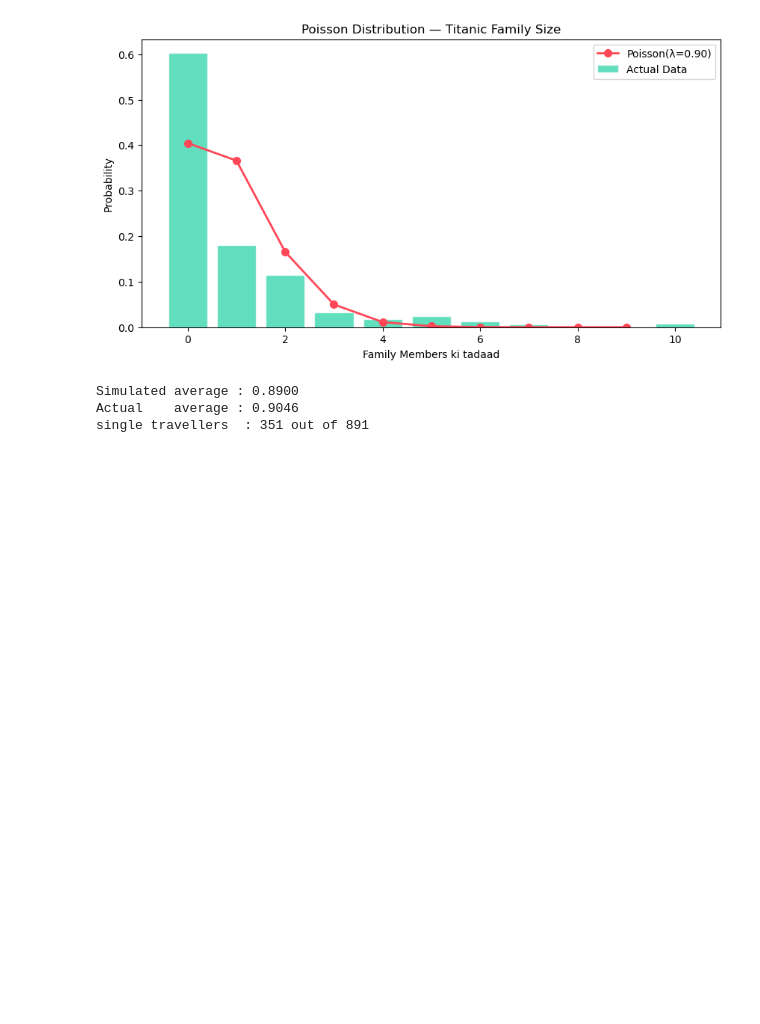
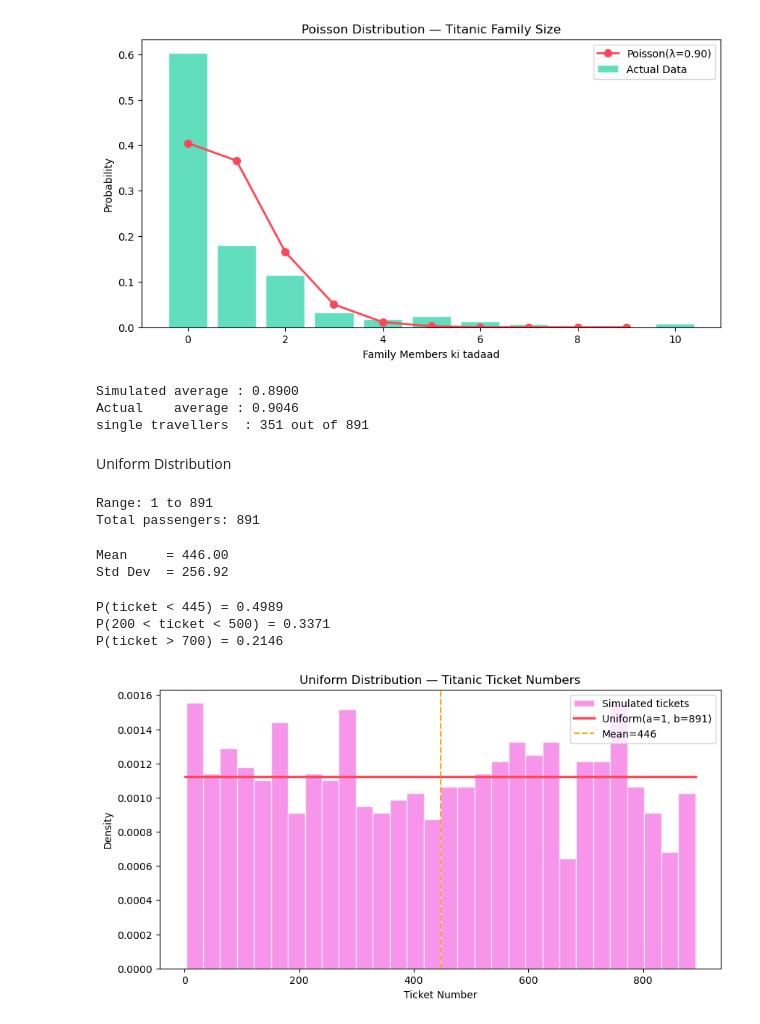
Before and after one commit to tashfeen786/AI-ML-BootCamp, a Jupyter notebook: NETSOL WORK/Week_4/TitanicDataset_to_Perform_ALL_Distributions.ipynb, the cells around one changed output. Drawn from its saved outputs; the diff is of its cells as text; code cells hidden in the pictures; blank space fills up the shorter version.

```diff
--- a/NETSOL WORK/Week_4/TitanicDataset_to_Perform_ALL_Distributions.ipynb
+++ b/NETSOL WORK/Week_4/TitanicDataset_to_Perform_ALL_Distributions.ipynb
@@ -327,3 +327,69 @@ print(f"single travellers  : {(simulations==0).sum()} out of 891")
 Simulated average : 0.8900
 Actual    average : 0.9046
 single travellers  : 351 out of 891
+# %% [markdown]
+Uniform Distribution
+# %%
+# Ticket numbers 1 to 891
+a = 1      # minimum
+b = 891    # maximum
+
+print(f"Range: {a} to {b} ")
+print(f"Total passengers: {len(df)}")
+# %% [output]
+Range: 1 to 891
+Total passengers: 891
+# %%
+uniform = stats.uniform(loc=a, scale=b-a)
+# loc  = a = starting point
+# scale = b-a = range ki width
+
+print(f"Mean     = {uniform.mean():.2f}")
+print(f"Std Dev  = {uniform.std():.2f}")
+# %% [output]
+Mean     = 446.00
+Std Dev  = 256.92
+# %%
+# P(ticket < 445) — pehli half mein ticket
+print(f"P(ticket < 445) = {uniform.cdf(445):.4f}")
+
+# P(ticket 200 se 500 ke beech)
+print(f"P(200 < ticket < 500) = {uniform.cdf(500) - uniform.cdf(200):.4f}")
+
+# P(ticket > 700)
+print(f"P(ticket > 700) = {1 - uniform.cdf(700):.4f}")
+# %% [output]
+P(ticket < 445) = 0.4989
+P(200 < ticket < 500) = 0.3371
+P(ticket > 700) = 0.2146
+# %%
+# 891 random ticket numbers generate karo
+samples = uniform.rvs(891)
+
+plt.figure(figsize=(10, 5))
+
+# Simulated data
+plt.hist(samples, bins=30,
+         density=True,
+         color='#f368e0',
+         alpha=0.7,
+         edgecolor='white',
+         label='Simulated tickets')
+
+
+x = np.linspace(a, b, 300)
+plt.plot(x, uniform.pdf(x),
+         color='#ff4757',
+         linewidth=2.5,
+         label=f'Uniform(a={a}, b={b})')
+
+plt.axvline(uniform.mean(), color='orange',
+            linestyle='--', label=f'Mean={uniform.mean():.0f}')
+
+plt.title('Uniform Distribution — Titanic Ticket Numbers')
+plt.xlabel('Ticket Number')
+plt.ylabel('Density')
+plt.legend()
+plt.show()
+# %% [output]
+[figure, added]
```
